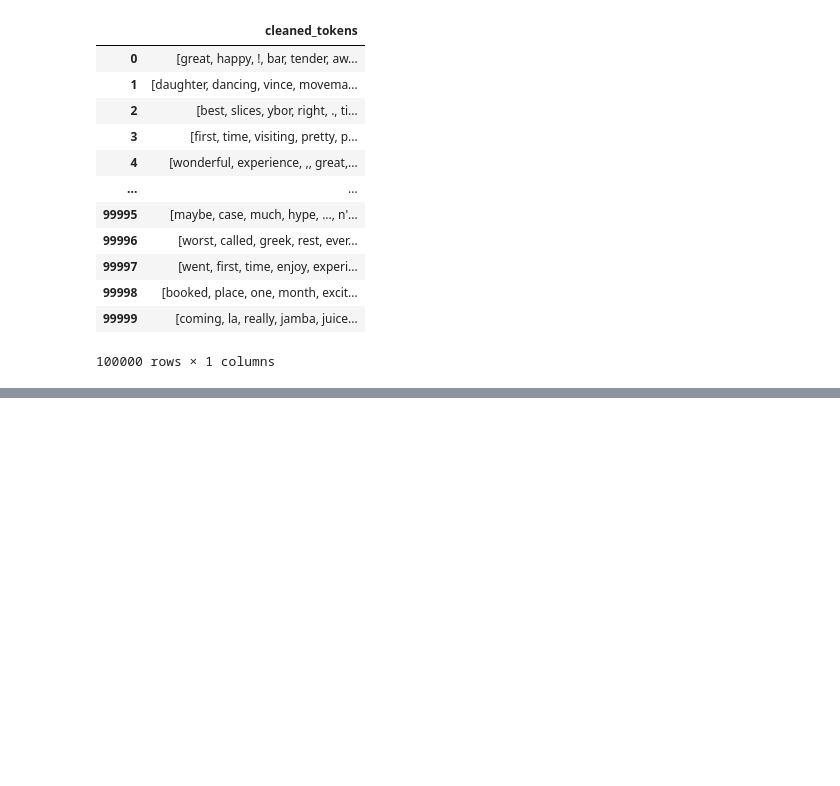
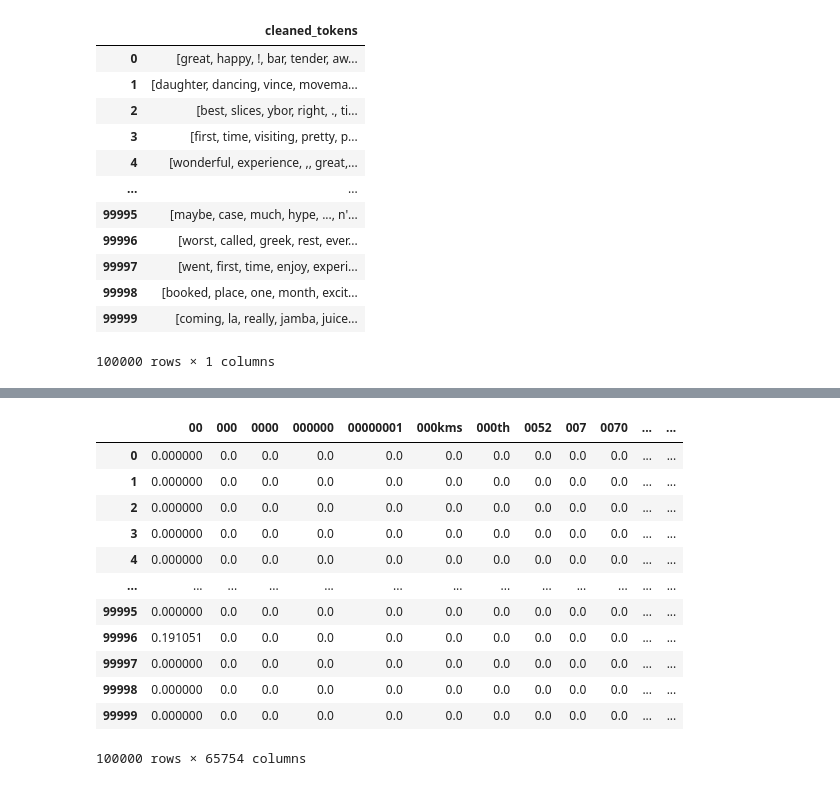
Before and after one commit to Dimasaur/scorecast, a Jupyter notebook: notebooks/notebook_gen_dima.ipynb, the cells around one changed output, grey strips where cells are left out. Cells and saved outputs as stored; diff of their text form; code cells hidden in the pictures; blank space fills up the shorter version.

```diff
--- a/notebooks/notebook_gen_dima.ipynb
+++ b/notebooks/notebook_gen_dima.ipynb
@@ -232,10 +232,3 @@ df_test_clean
 | 99998 | [booked, place, one, month, excit... |
 | 99999 | [coming, la, really, jamba, juice... |
 100000 rows × 1 columns
-# %%
-from nltk.stem import WordNetLemmatizer
-
-review_lemmatized_noun = [
-    WordNetLemmatizer().lemmatize(word,pos='n')
-    for word in reviews_stopwords_rem
-]
@@ -241,0 +238,19 @@ review_lemmatized_noun = [
+# %%
+#lemmatizing the verbs
+
+test_clean_lemmatize_v = []
+for review in test_clean:
+    review_lemmatized_verb = [
+    WordNetLemmatizer().lemmatize(word,pos='v')
+    for word in review
+    ]
+    test_clean_lemmatize_v.append(review_lemmatized_verb)
+
+#lemmatizing the nouns
+test_clean_lemmatize_n = []
+for review in test_clean_lemmatize_v:
+    review_lemmatized_noun = [
+    WordNetLemmatizer().lemmatize(word,pos='v')
+    for word in review
+    ]
+    test_clean_lemmatize_n.append(review_lemmatized_noun)
@@ -241,0 +261,5 @@ review_lemmatized_noun = [
+# %%
+vector_input = []
+for review in test_clean_lemmatize_n:
+    review_string = " ".join(review)
+    vector_input.append(review_string)
@@ -241,0 +289,21 @@ review_lemmatized_noun = [
+# %%
+tf_idf_vectorizer = TfidfVectorizer()
+
+weighted_words = pd.DataFrame(tf_idf_vectorizer.fit_transform(vector_input).toarray(),
+                              columns=tf_idf_vectorizer.get_feature_names_out())
+# %%
+weighted_words
+# %% [output]
+|  | 00 | 000 | 0000 | 000000 | 00000001 | 000kms | 000th | 0052 | 007 | 0070 | ... | ... |
+| 0 | 0.000000 | 0.0 | 0.0 | 0.0 | 0.0 | 0.0 | 0.0 | 0.0 | 0.0 | 0.0 | ... | ... |
+| 1 | 0.000000 | 0.0 | 0.0 | 0.0 | 0.0 | 0.0 | 0.0 | 0.0 | 0.0 | 0.0 | ... | ... |
+| 2 | 0.000000 | 0.0 | 0.0 | 0.0 | 0.0 | 0.0 | 0.0 | 0.0 | 0.0 | 0.0 | ... | ... |
+| 3 | 0.000000 | 0.0 | 0.0 | 0.0 | 0.0 | 0.0 | 0.0 | 0.0 | 0.0 | 0.0 | ... | ... |
+| 4 | 0.000000 | 0.0 | 0.0 | 0.0 | 0.0 | 0.0 | 0.0 | 0.0 | 0.0 | 0.0 | ... | ... |
+| ... | ... | ... | ... | ... | ... | ... | ... | ... | ... | ... | ... | ... |
+| 99995 | 0.000000 | 0.0 | 0.0 | 0.0 | 0.0 | 0.0 | 0.0 | 0.0 | 0.0 | 0.0 | ... | ... |
+| 99996 | 0.191051 | 0.0 | 0.0 | 0.0 | 0.0 | 0.0 | 0.0 | 0.0 | 0.0 | 0.0 | ... | ... |
+| 99997 | 0.000000 | 0.0 | 0.0 | 0.0 | 0.0 | 0.0 | 0.0 | 0.0 | 0.0 | 0.0 | ... | ... |
+| 99998 | 0.000000 | 0.0 | 0.0 | 0.0 | 0.0 | 0.0 | 0.0 | 0.0 | 0.0 | 0.0 | ... | ... |
+| 99999 | 0.000000 | 0.0 | 0.0 | 0.0 | 0.0 | 0.0 | 0.0 | 0.0 | 0.0 | 0.0 | ... | ... |
+100000 rows × 65754 columns
```
Also changed, not shown: parts of 5 cells of this notebook.
